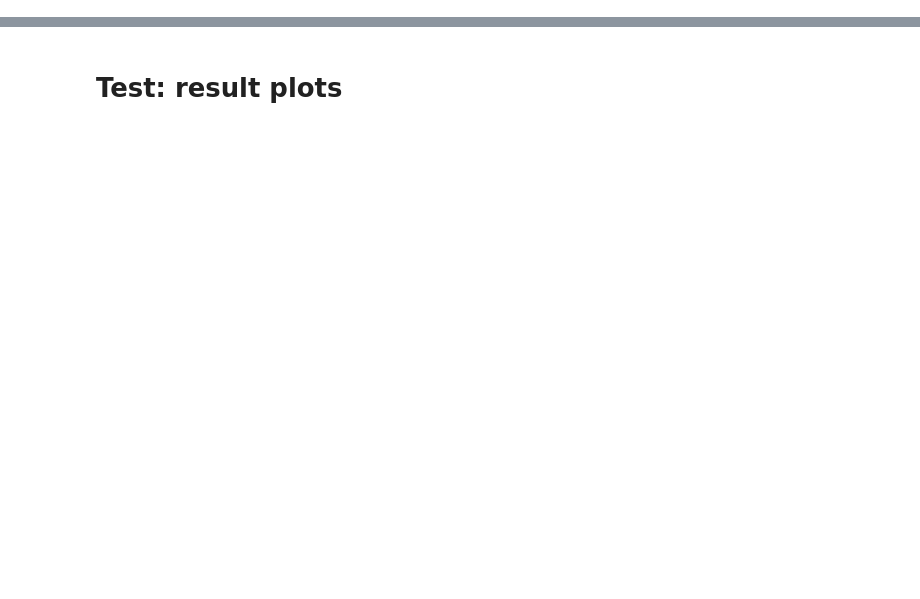
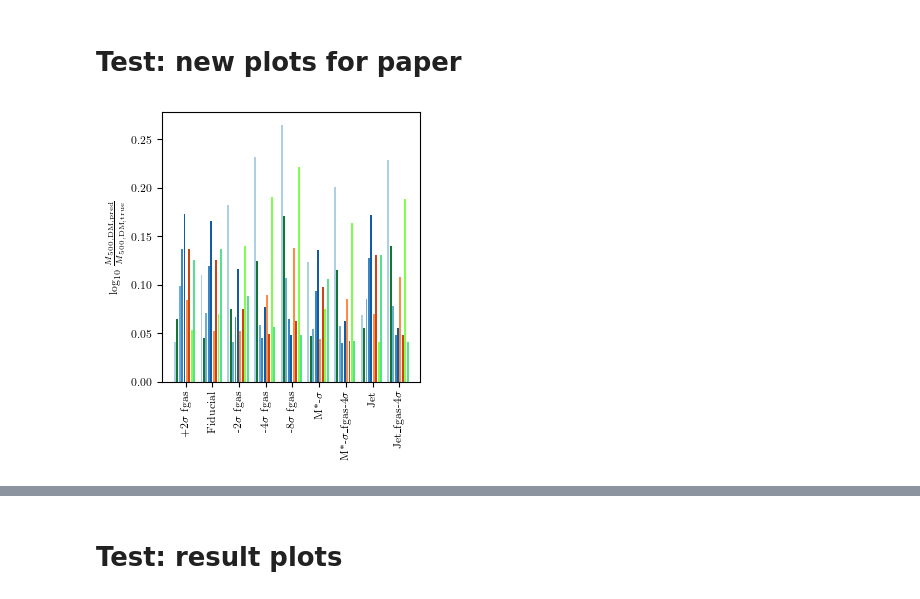
Before and after one commit to woutervantol/scriptie2, a Jupyter notebook: plots.ipynb, the cells around one changed output, grey strips where cells are left out. Drawn from its saved outputs; the diff is of its cells as text; code cells hidden in the pictures; blank space fills up the shorter version.

```diff
--- a/plots.ipynb
+++ b/plots.ipynb
@@ -24,3 +24,43 @@ plt.rc('text', usetex=True)
 plt.rc('font', family='Nimbus Roman')
 
 # plt.rc('font', family='Times New Roman')
+# %% [markdown]
+# Test: new plots for paper
+# %%
+with open("/home/tol/Documents/Thesis/data/" + "predictions.json", 'r') as filepath:
+    predictions = json.load(filepath)
+
+def get_mass_slice(p):
+    indices = np.load(p["data_path"] + p_to_filename(p, data=True) + "_halo_indices.npy")
+    indices = indices[:int(len(indices)*p["test_size"])]
+    masses = np.load(p["data_path"] + p_to_filename(p, data=True) + "_masses.npy")
+    masses = masses[:int(len(masses)*p["test_size"])]
+    mask = np.logical_and(masses > 10**13.4, masses < 10**13.6)
+    return mask, np.log10(masses[mask])
+# print([np.array(l) for l in predictions["linear_predictions"+p_to_filename(p)]])
+
+def MAE(pred, true):
+    return np.mean(np.abs(pred - true))
+
+def error(pred, true):
+    return np.mean(pred - true)
+# %%
+fig, ax = plt.subplots(figsize=(10/3, 3.5))
+
+p["noisy"] = False
+p["simtype"] = "single"
+p["model"] = "HYDRO_FIDUCIAL"
+for j, model in enumerate(simulation_variations):
+    p["model"] = model
+    for i, model in enumerate(simulation_variations):
+        p_test = p.copy()
+        p_test["model"] = model
+        slice_indices, true_masses = get_mass_slice(p_test)
+        predicted_masses = np.array(predictions["linear_predictions"+p_to_filename(p)][i])[slice_indices]
+        ax.bar(i+11*j, MAE(predicted_masses, true_masses), color=colors[i])
+plt.ylabel(r"$\log_{10} \frac{M_{500, \mathrm{DM}, \mathrm{pred}}}{M_{500, \mathrm{DM}, \mathrm{true}}}$")
+plt.xticks(np.linspace(9.0/2.0, 9.0/2.0 + 8*11, len(simulation_variations)), names, rotation=90)
+plt.savefig("/home/tol/Documents/Thesis/plots/" + "barplot_test", dpi=200, bbox_inches="tight")
+plt.show()
+# %% [output]
+[figure, added]
```
Also changed, not shown: parts of 26 cells of this notebook, 11 other files.
